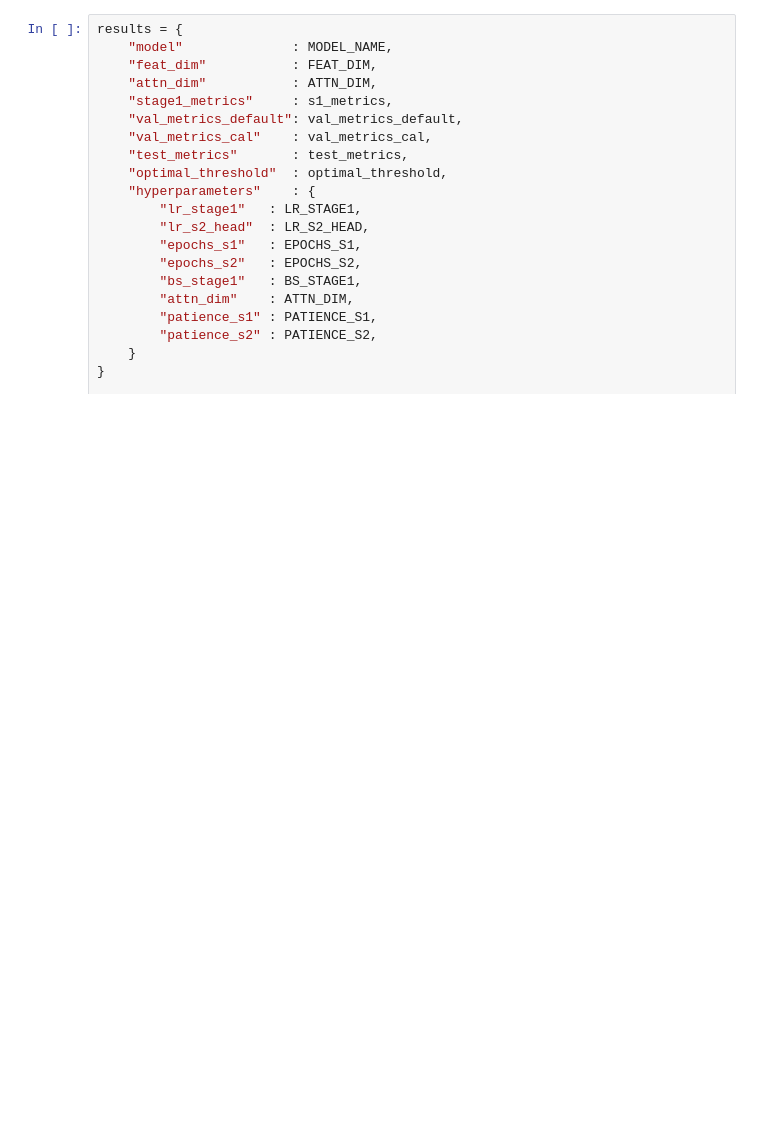
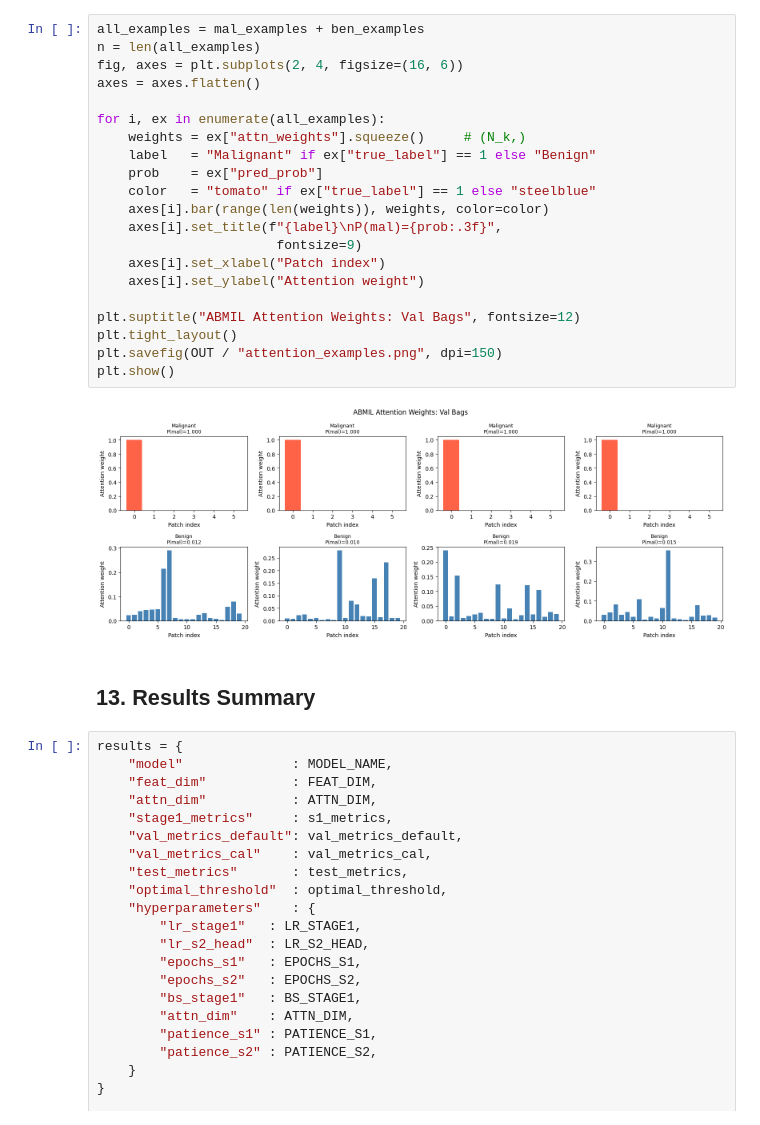
Before and after one commit to mfjm-rizvi/ddsm-breast-cancer-detection, a Jupyter notebook: notebooks/03-efficientnet-b0.ipynb, the cells around one changed output. Cells and saved outputs as stored; diff of their text form; blank space fills up the shorter version.

```diff
--- a/notebooks/03-efficientnet-b0.ipynb
+++ b/notebooks/03-efficientnet-b0.ipynb
@@ -1059,3 +987,28 @@ plt.show()
+# %%
+all_examples = mal_examples + ben_examples
+n = len(all_examples)
+fig, axes = plt.subplots(2, 4, figsize=(16, 6))
+axes = axes.flatten()
+
+for i, ex in enumerate(all_examples):
+    weights = ex["attn_weights"].squeeze()     # (N_k,)
+    label   = "Malignant" if ex["true_label"] == 1 else "Benign"
+    prob    = ex["pred_prob"]
+    color   = "tomato" if ex["true_label"] == 1 else "steelblue"
+    axes[i].bar(range(len(weights)), weights, color=color)
+    axes[i].set_title(f"{label}\nP(mal)={prob:.3f}",
+                       fontsize=9)
+    axes[i].set_xlabel("Patch index")
+    axes[i].set_ylabel("Attention weight")
+
+plt.suptitle("ABMIL Attention Weights: Val Bags", fontsize=12)
+plt.tight_layout()
+plt.savefig(OUT / "attention_examples.png", dpi=150)
+plt.show()
+# %% [output]
+[figure, added]
+# %% [markdown]
+## 13. Results Summary
 # %%
 results = {
     "model"              : MODEL_NAME,
```
Also changed, not shown: parts of 76 cells of this notebook.
